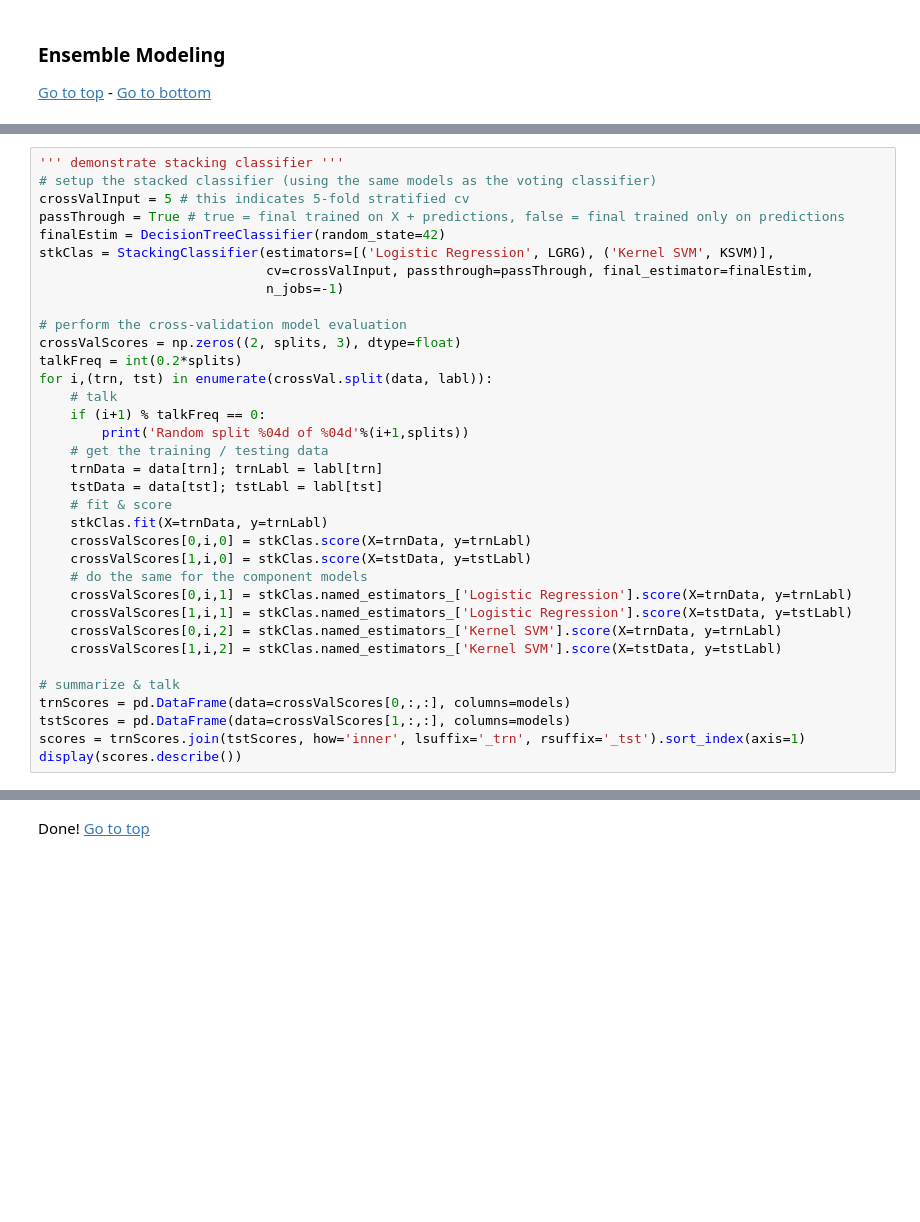
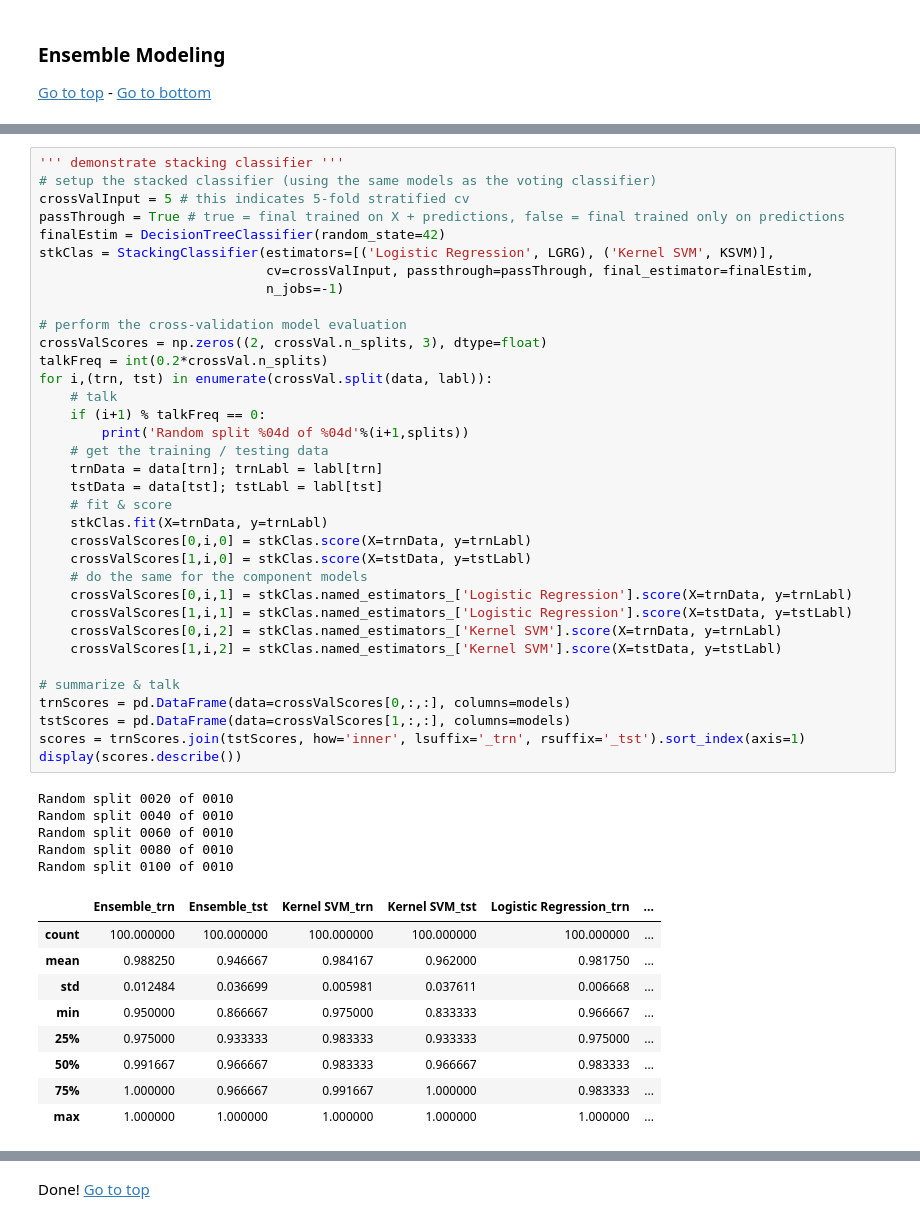
Before and after one commit to ahowe42/MachineLearningKernelsDemo, a Jupyter notebook: MachineLearningKernelsDemo.ipynb, the cells around one changed output, grey strips where cells are left out. Saved outputs shown, nothing was run; the diff lists cells and outputs as text; blank space fills up the shorter version.

```diff
--- a/MachineLearningKernelsDemo.ipynb
+++ b/MachineLearningKernelsDemo.ipynb
@@ -817,35 +1059,50 @@ display(scores.describe())
 crossValInput = 5 # this indicates 5-fold stratified cv
 passThrough = True # true = final trained on X + predictions, false = final trained only on predictions
 finalEstim = DecisionTreeClassifier(random_state=42)
 stkClas = StackingClassifier(estimators=[('Logistic Regression', LGRG), ('Kernel SVM', KSVM)],
                              cv=crossValInput, passthrough=passThrough, final_estimator=finalEstim,
                              n_jobs=-1)
 
 # perform the cross-validation model evaluation
-crossValScores = np.zeros((2, splits, 3), dtype=float)
-talkFreq = int(0.2*splits)
+crossValScores = np.zeros((2, crossVal.n_splits, 3), dtype=float)
+talkFreq = int(0.2*crossVal.n_splits)
 for i,(trn, tst) in enumerate(crossVal.split(data, labl)):
     # talk
     if (i+1) % talkFreq == 0:
         print('Random split %04d of %04d'%(i+1,splits))
     # get the training / testing data
     trnData = data[trn]; trnLabl = labl[trn]
     tstData = data[tst]; tstLabl = labl[tst]
     # fit & score
     stkClas.fit(X=trnData, y=trnLabl)
     crossValScores[0,i,0] = stkClas.score(X=trnData, y=trnLabl)
     crossValScores[1,i,0] = stkClas.score(X=tstData, y=tstLabl)
     # do the same for the component models
     crossValScores[0,i,1] = stkClas.named_estimators_['Logistic Regression'].score(X=trnData, y=trnLabl)
     crossValScores[1,i,1] = stkClas.named_estimators_['Logistic Regression'].score(X=tstData, y=tstLabl)
     crossValScores[0,i,2] = stkClas.named_estimators_['Kernel SVM'].score(X=trnData, y=trnLabl)
     crossValScores[1,i,2] = stkClas.named_estimators_['Kernel SVM'].score(X=tstData, y=tstLabl)
 
 # summarize & talk
 trnScores = pd.DataFrame(data=crossValScores[0,:,:], columns=models)
 tstScores = pd.DataFrame(data=crossValScores[1,:,:], columns=models)
 scores = trnScores.join(tstScores, how='inner', lsuffix='_trn', rsuffix='_tst').sort_index(axis=1)
 display(scores.describe())
+# %% [output]
+Random split 0020 of 0010
+Random split 0040 of 0010
+Random split 0060 of 0010
+Random split 0080 of 0010
+Random split 0100 of 0010
+|  | Ensemble_trn | Ensemble_tst | Kernel SVM_trn | Kernel SVM_tst | Logistic Regression_trn | ... |
+| count | 100.000000 | 100.000000 | 100.000000 | 100.000000 | 100.000000 | ... |
+| mean | 0.988250 | 0.946667 | 0.984167 | 0.962000 | 0.981750 | ... |
+| std | 0.012484 | 0.036699 | 0.005981 | 0.037611 | 0.006668 | ... |
+| min | 0.950000 | 0.866667 | 0.975000 | 0.833333 | 0.966667 | ... |
+| 25% | 0.975000 | 0.933333 | 0.983333 | 0.933333 | 0.975000 | ... |
+| 50% | 0.991667 | 0.966667 | 0.983333 | 0.966667 | 0.983333 | ... |
+| 75% | 1.000000 | 0.966667 | 0.991667 | 1.000000 | 0.983333 | ... |
+| max | 1.000000 | 1.000000 | 1.000000 | 1.000000 | 1.000000 | ... |
 # %%
 ''' plot the decision tree & show feature importances from the last stacking classifier '''
 # need to create a list of features, I *think* with passthrough=True that the features in order are
```
Also changed, not shown: parts of 28 cells of this notebook.
